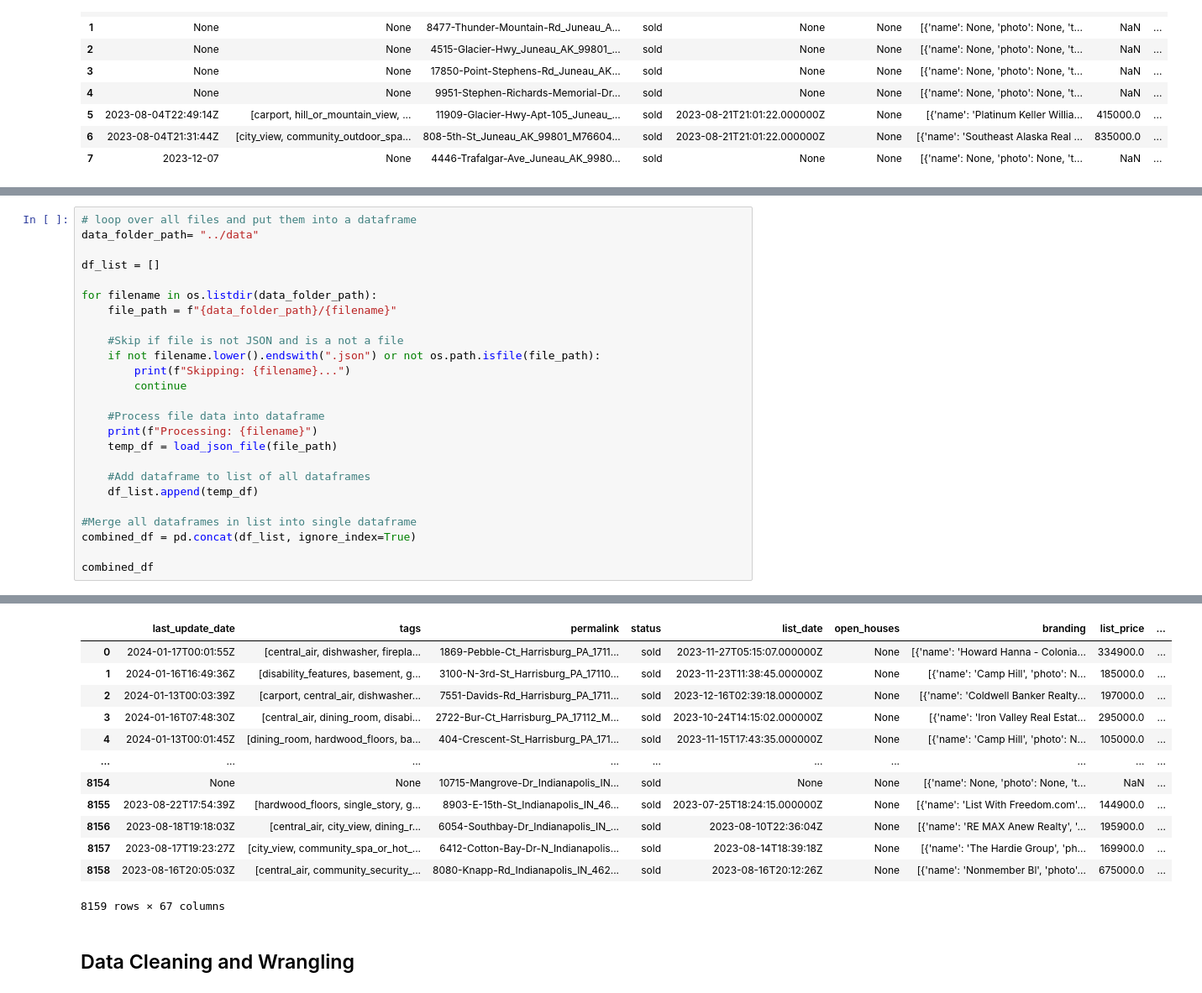
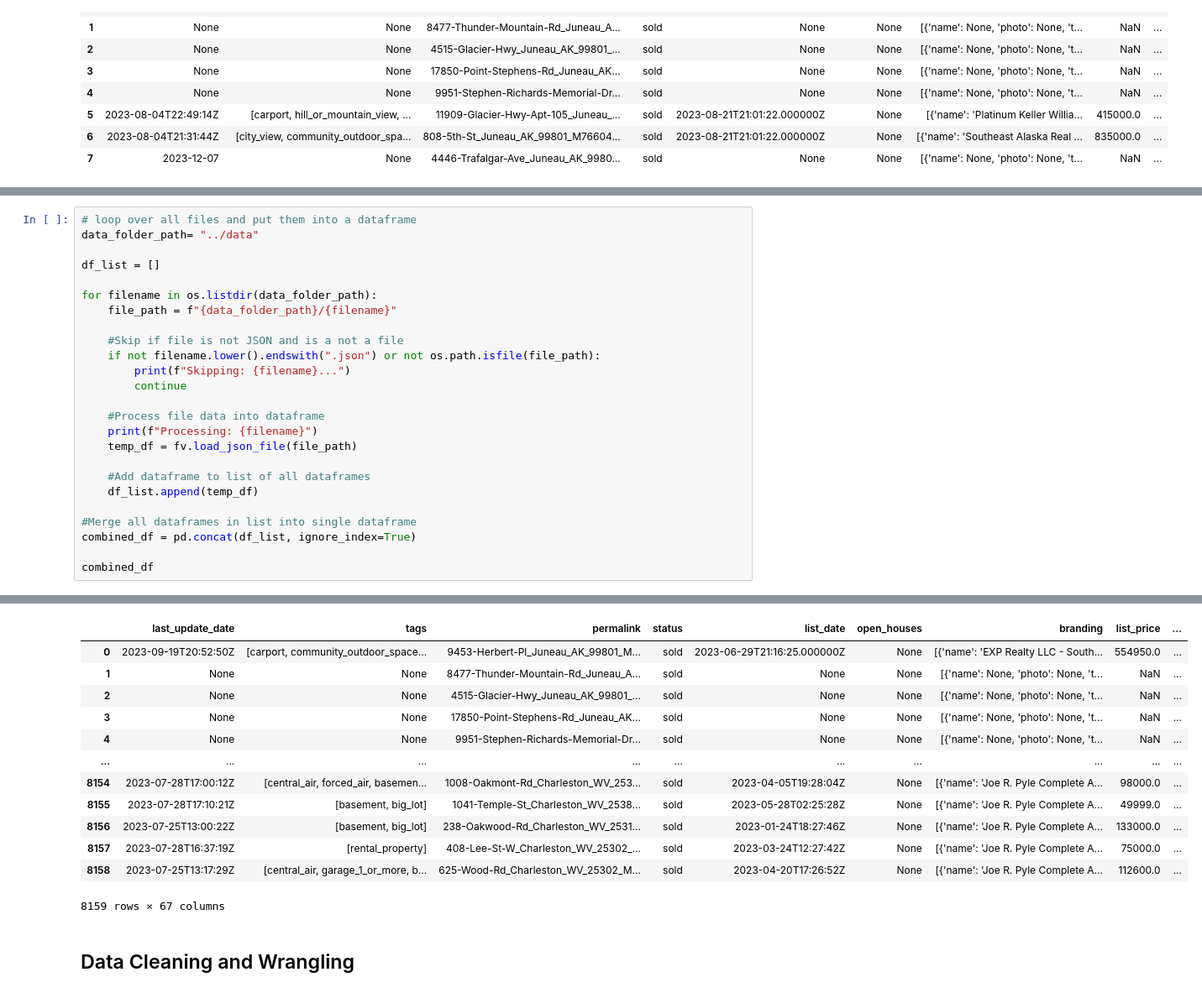
Before and after one commit to Gur212/Data-Science-Midterm-Project, a Jupyter notebook: notebooks/1 - EDA.ipynb, the cells around one changed output, grey strips where cells are left out. Shown at 84% size. Cells and saved outputs as stored; diff of their text form.

```diff
--- a/notebooks/1 - EDA.ipynb
+++ b/notebooks/1 - EDA.ipynb
@@ -114,7 +97,7 @@ for filename in os.listdir(data_folder_path):
 
     #Process file data into dataframe
     print(f"Processing: {filename}")
-    temp_df = load_json_file(file_path)
+    temp_df = fv.load_json_file(file_path)
 
     #Add dataframe to list of all dataframes
     df_list.append(temp_df)
@@ -144,15 +127,15 @@ Processing: IN_Indianapolis_3.json
 |  | last_update_date | tags | permalink | status | list_date | open_houses | branding | list_price | ... |
-| 0 | 2024-01-17T00:01:55Z | [central_air, dishwasher, firepla... | 1869-Pebble-Ct_Harrisburg_PA_1711... | sold | 2023-11-27T05:15:07.000000Z | None | [{'name': 'Howard Hanna - Colonia... | 334900.0 | ... |
-| 1 | 2024-01-16T16:49:36Z | [disability_features, basement, g... | 3100-N-3rd-St_Harrisburg_PA_17110... | sold | 2023-11-23T11:38:45.000000Z | None | [{'name': 'Camp Hill', 'photo': N... | 185000.0 | ... |
-| 2 | 2024-01-13T00:03:39Z | [carport, central_air, dishwasher... | 7551-Davids-Rd_Harrisburg_PA_1711... | sold | 2023-12-16T02:39:18.000000Z | None | [{'name': 'Coldwell Banker Realty... | 197000.0 | ... |
-| 3 | 2024-01-16T07:48:30Z | [central_air, dining_room, disabi... | 2722-Bur-Ct_Harrisburg_PA_17112_M... | sold | 2023-10-24T14:15:02.000000Z | None | [{'name': 'Iron Valley Real Estat... | 295000.0 | ... |
-| 4 | 2024-01-13T00:01:45Z | [dining_room, hardwood_floors, ba... | 404-Crescent-St_Harrisburg_PA_171... | sold | 2023-11-15T17:43:35.000000Z | None | [{'name': 'Camp Hill', 'photo': N... | 105000.0 | ... |
+| 0 | 2023-09-19T20:52:50Z | [carport, community_outdoor_space... | 9453-Herbert-Pl_Juneau_AK_99801_M... | sold | 2023-06-29T21:16:25.000000Z | None | [{'name': 'EXP Realty LLC - South... | 554950.0 | ... |
+| 1 | None | None | 8477-Thunder-Mountain-Rd_Juneau_A... | sold | None | None | [{'name': None, 'photo': None, 't... | NaN | ... |
+| 2 | None | None | 4515-Glacier-Hwy_Juneau_AK_99801_... | sold | None | None | [{'name': None, 'photo': None, 't... | NaN | ... |
+| 3 | None | None | 17850-Point-Stephens-Rd_Juneau_AK... | sold | None | None | [{'name': None, 'photo': None, 't... | NaN | ... |
+| 4 | None | None | 9951-Stephen-Richards-Memorial-Dr... | sold | None | None | [{'name': None, 'photo': None, 't... | NaN | ... |
 | ... | ... | ... | ... | ... | ... | ... | ... | ... | ... |
-| 8154 | None | None | 10715-Mangrove-Dr_Indianapolis_IN... | sold | None | None | [{'name': None, 'photo': None, 't... | NaN | ... |
-| 8155 | 2023-08-22T17:54:39Z | [hardwood_floors, single_story, g... | 8903-E-15th-St_Indianapolis_IN_46... | sold | 2023-07-25T18:24:15.000000Z | None | [{'name': 'List With Freedom.com'... | 144900.0 | ... |
-| 8156 | 2023-08-18T19:18:03Z | [central_air, city_view, dining_r... | 6054-Southbay-Dr_Indianapolis_IN_... | sold | 2023-08-10T22:36:04Z | None | [{'name': 'RE MAX Anew Realty', '... | 195900.0 | ... |
-| 8157 | 2023-08-17T19:23:27Z | [city_view, community_spa_or_hot_... | 6412-Cotton-Bay-Dr-N_Indianapolis... | sold | 2023-08-14T18:39:18Z | None | [{'name': 'The Hardie Group', 'ph... | 169900.0 | ... |
-| 8158 | 2023-08-16T20:05:03Z | [central_air, community_security_... | 8080-Knapp-Rd_Indianapolis_IN_462... | sold | 2023-08-16T20:12:26Z | None | [{'name': 'Nonmember Bl', 'photo'... | 675000.0 | ... |
+| 8154 | 2023-07-28T17:00:12Z | [central_air, forced_air, basemen... | 1008-Oakmont-Rd_Charleston_WV_253... | sold | 2023-04-05T19:28:04Z | None | [{'name': 'Joe R. Pyle Complete A... | 98000.0 | ... |
+| 8155 | 2023-07-28T17:10:21Z | [basement, big_lot] | 1041-Temple-St_Charleston_WV_2538... | sold | 2023-05-28T02:25:28Z | None | [{'name': 'Joe R. Pyle Complete A... | 49999.0 | ... |
+| 8156 | 2023-07-25T13:00:22Z | [basement, big_lot] | 238-Oakwood-Rd_Charleston_WV_2531... | sold | 2023-01-24T18:27:46Z | None | [{'name': 'Joe R. Pyle Complete A... | 133000.0 | ... |
+| 8157 | 2023-07-28T16:37:19Z | [rental_property] | 408-Lee-St-W_Charleston_WV_25302_... | sold | 2023-03-24T12:27:42Z | None | [{'name': 'Joe R. Pyle Complete A... | 75000.0 | ... |
+| 8158 | 2023-07-25T13:17:29Z | [central_air, garage_1_or_more, b... | 625-Wood-Rd_Charleston_WV_25302_M... | sold | 2023-04-20T17:26:52Z | None | [{'name': 'Joe R. Pyle Complete A... | 112600.0 | ... |
 8159 rows × 67 columns
 # %% [markdown]
 ## Data Cleaning and Wrangling
```
Also changed, not shown: parts of 73 cells of this notebook, 16 other files.
